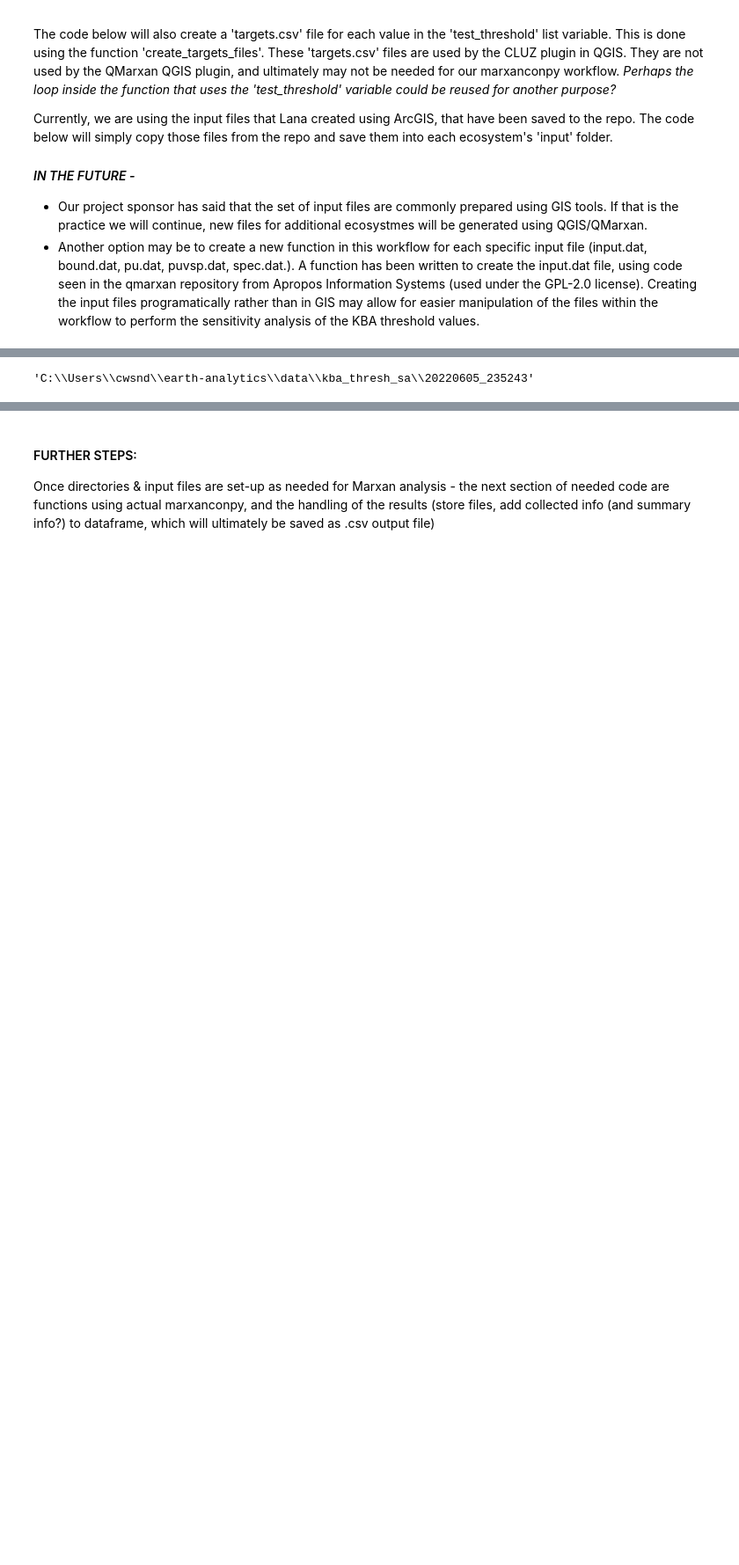
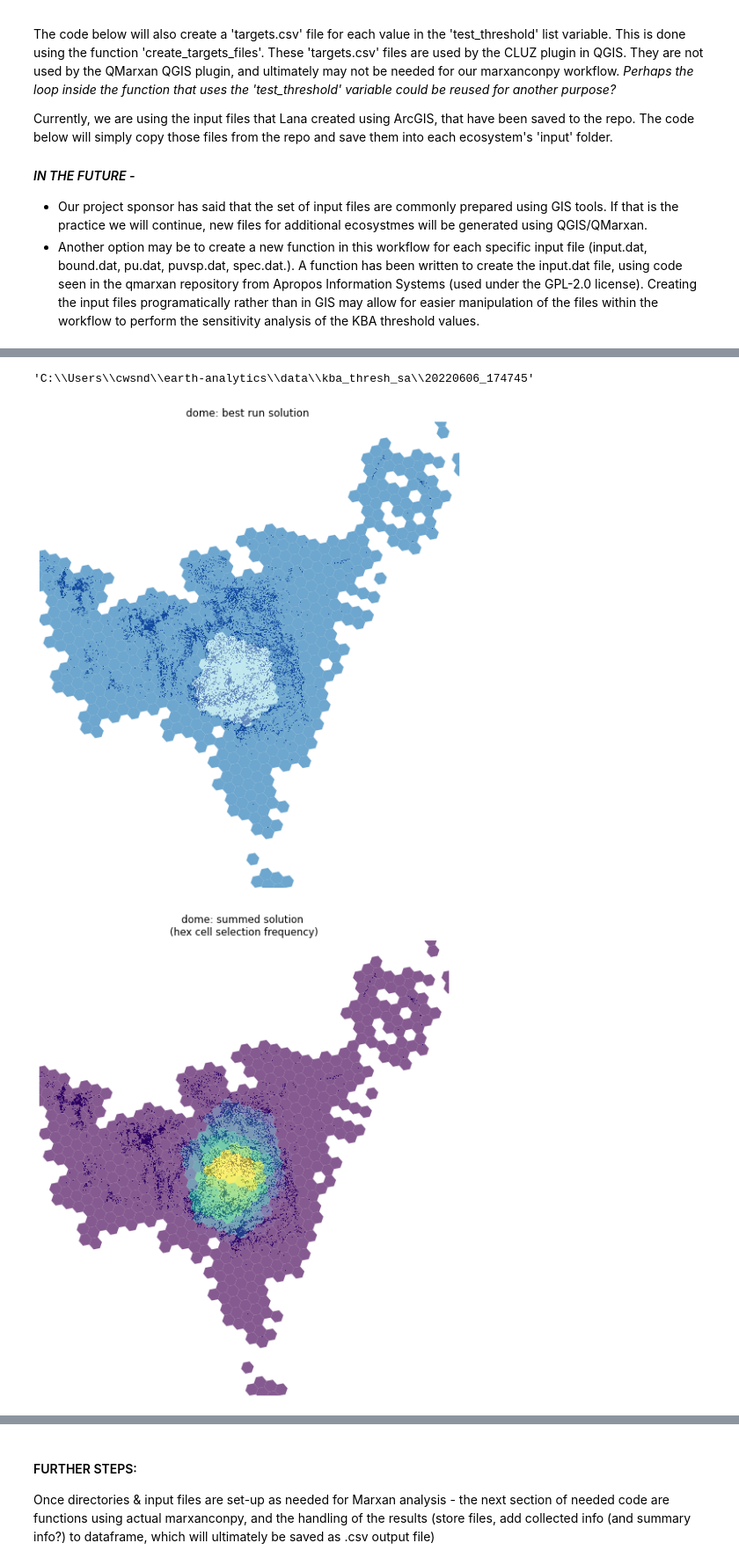
Before and after one commit to csandberg303/kba-threshold-sensitivity-analysis, a Jupyter notebook: 2-continue_after_saving_shapefiles_to_dir.ipynb, the cells around one changed output, grey strips where cells are left out. Shown at 88% size. Drawn from its saved outputs; the diff is of its cells as text; code cells hidden in the pictures; blank space fills up the shorter version.

Commit message:
created functions to generate plots from Marxan output files best and ssoln

```diff
--- a/2-continue_after_saving_shapefiles_to_dir.ipynb
+++ b/2-continue_after_saving_shapefiles_to_dir.ipynb
@@ -248,7 +248,7 @@ prop=0.3
 # Scenario ID - used as a prefix in the output files Marxan creates
 # (this should be some abbrev concatenation of KBA threshold test and eco, to
 #be created later on within the loop?)
-scen_id = "eco_xyz"
+scen_id = "output"
 
 # Species Penalty Factor - more detail needed... we're using default val of 1
 spf = 1
@@ -318,6 +318,9 @@ sensitivity analysis of the KBA threshold values.
 # for each value in the 'test_threshold' list variable; these files are used
 # by the CLUZ plug-in in QGIS but may not ultimately be needed by
 # Marxan/marxanconpy)
+#
+# Marxan is called as an executable, then preliminary plots are created based
+# Marxan output files 'best' and 'ssoln'
 
 newdir = os.path.normpath(os.path.join(data_path,
                                        datetime.datetime.now().strftime(
@@ -369,9 +372,13 @@ for eco in eco_list:
     # call on marxan executable to run analysis
     os.startfile(marxan_path)
     print (eco + ": MARXAN ANALYSIS COMPLETED")
-    # create plot of best run solution (THIS PLOT ISNT WORKING YET)
-#     os.chdir('output')
-#     ks.create_solution_plot(eco, eco_data_path, espg, scen_id)
+    print ("5 sec pause to write files")
+    time.sleep(5)
+
+    # create plots of best run solution, and summed solution
+    os.chdir('output')
+    ks.get_bestshp_and_bestplot(eco, eco_data_path, espg, scen_id)
+    ks.get_ssolnshp_and_ssolnplot(eco, eco_data_path, espg, scen_id)
     os.chdir(newdir)
 
 os.getcwd()
@@ -396 +403,3 @@ mesic: MARXAN ANALYSIS COMPLETED
-'C:\\Users\\cwsnd\\earth-analytics\\data\\kba_thresh_sa\\20220605_235243'
+'C:\\Users\\cwsnd\\earth-analytics\\data\\kba_thresh_sa\\20220606_174745'
+[figure, added]
+[figure, added]
```
Also changed, not shown: parts of 10 cells of this notebook, 2 other files.
